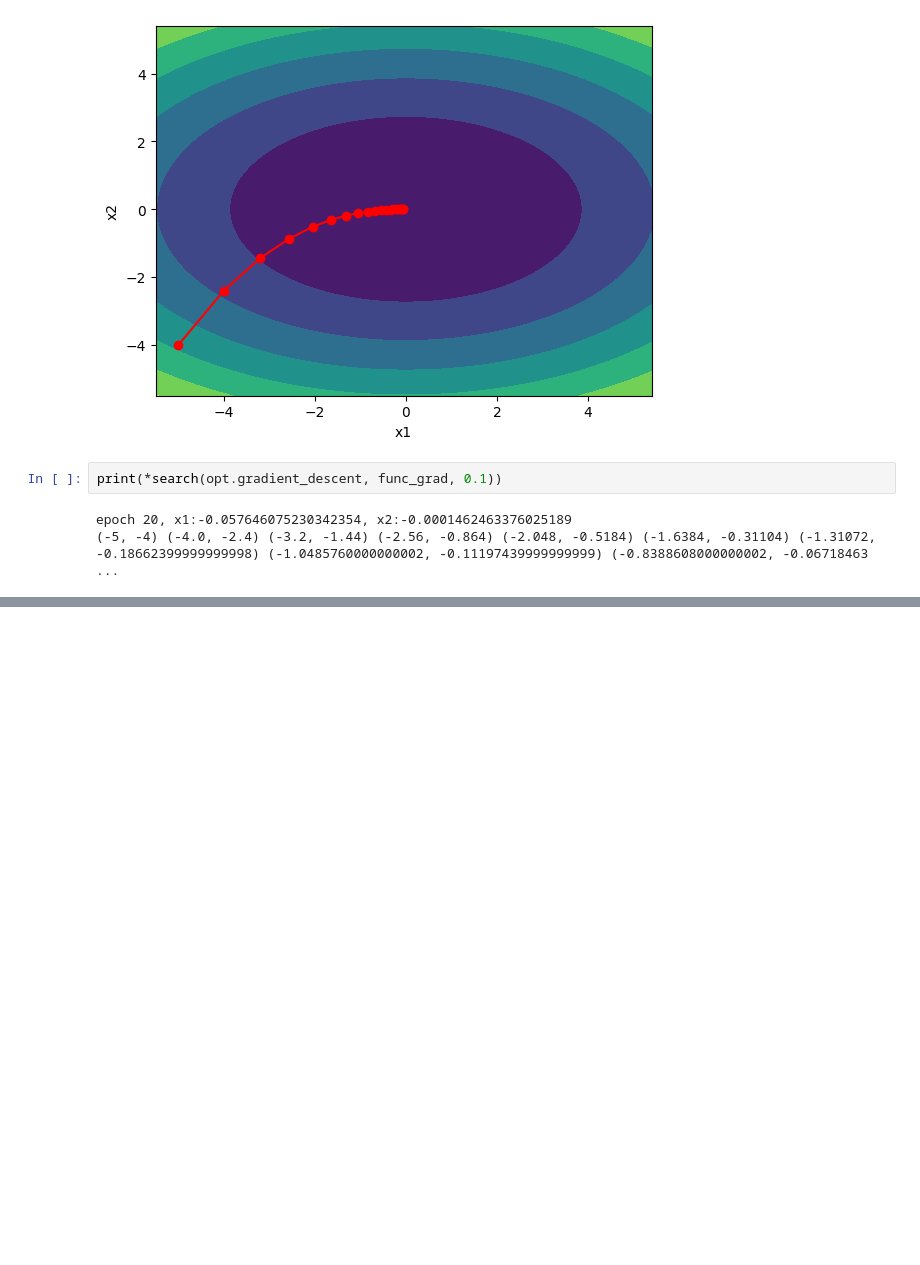
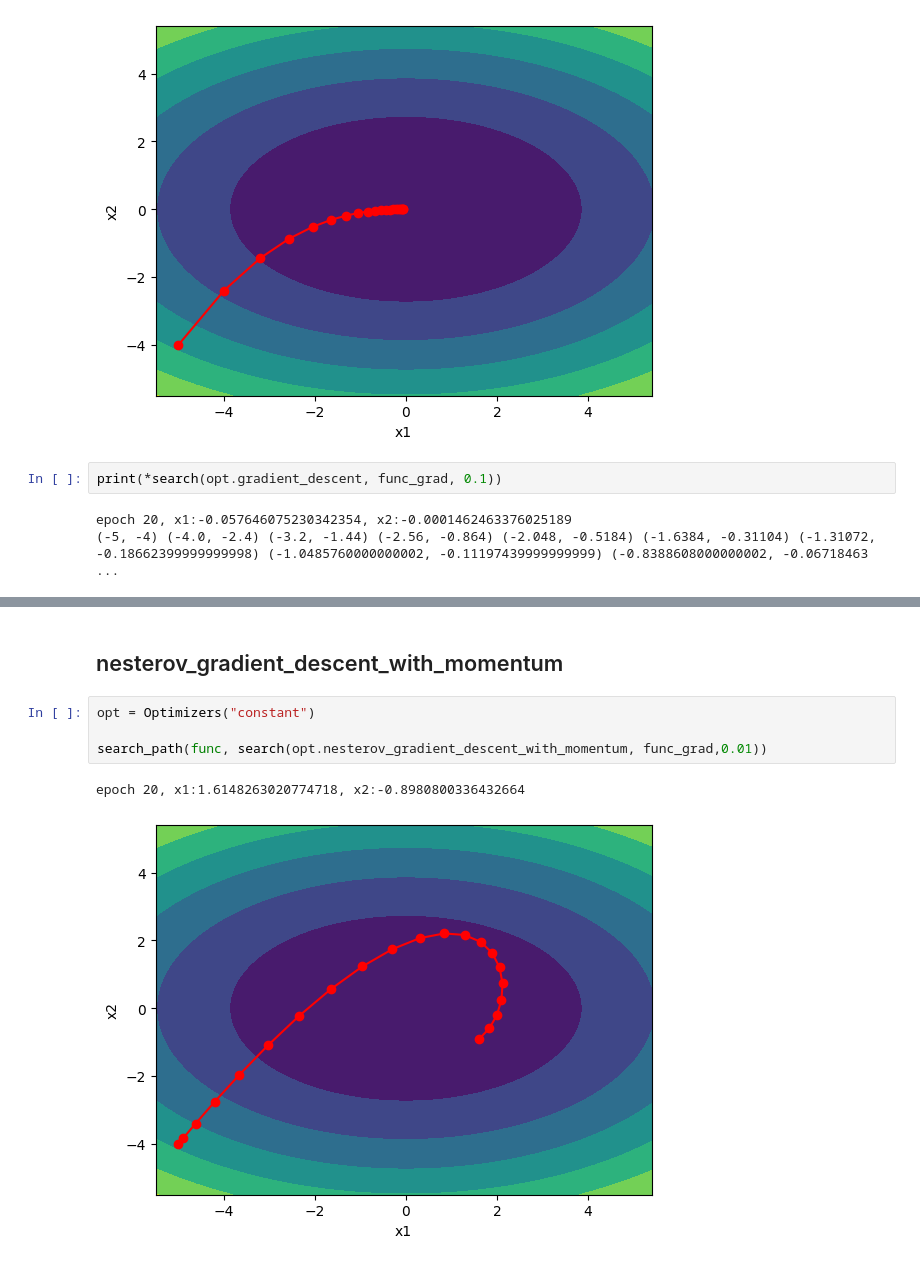
Before and after one commit to erfan-sadeghiii/Deep-Learning-exercises, a Jupyter notebook: 16_gradient_descent_optimizers.ipynb, the cells around one changed output, grey strips where cells are left out. Saved outputs shown, nothing was run; the diff lists cells and outputs as text; blank space fills up the shorter version.

```diff
--- a/16_gradient_descent_optimizers.ipynb
+++ b/16_gradient_descent_optimizers.ipynb
@@ -112,0 +148,9 @@ epoch 20, x1:-0.20510545674159145, x2:0.22028001409708733
+# %% [markdown]
+## nesterov_gradient_descent_with_momentum
+# %%
+opt = Optimizers("constant")
+
+search_path(func, search(opt.nesterov_gradient_descent_with_momentum, func_grad,0.01))
+# %% [output]
+epoch 20, x1:1.6148263020774718, x2:-0.8980800336432664
+[figure, added]
```
Also changed, not shown: parts of 4 cells of this notebook.
